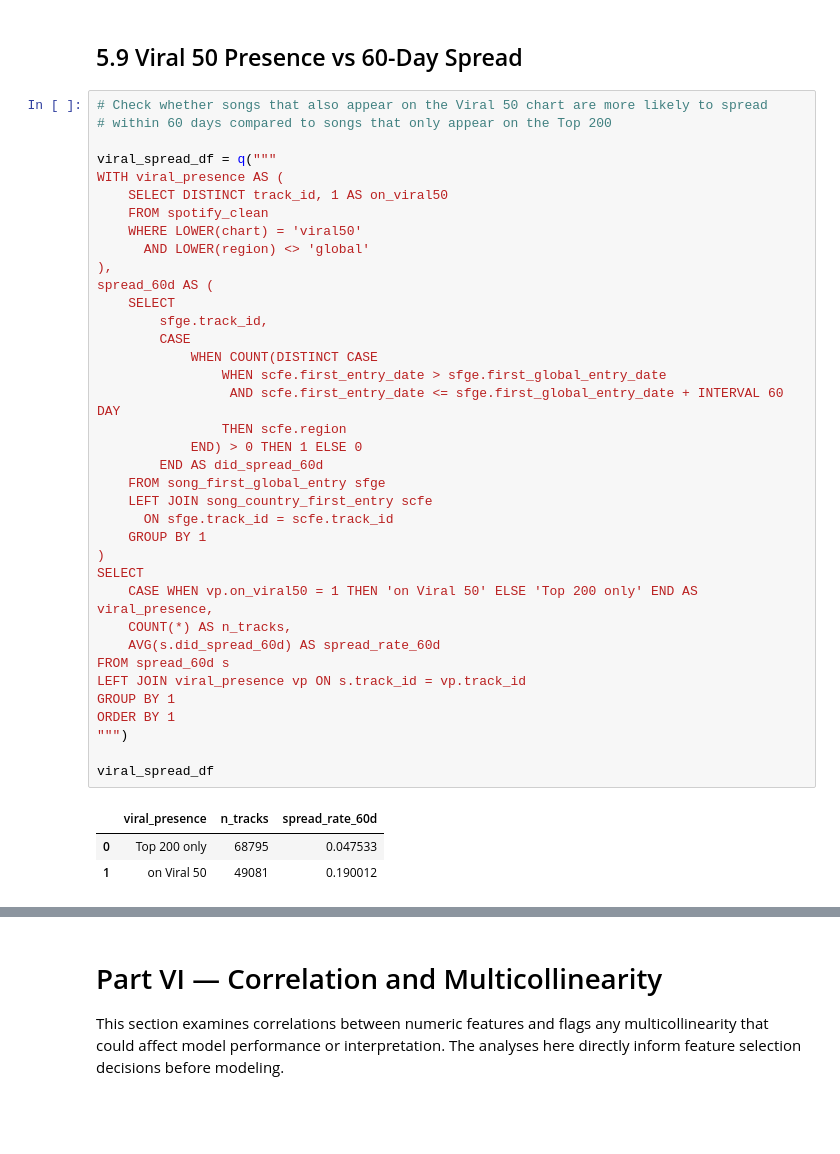
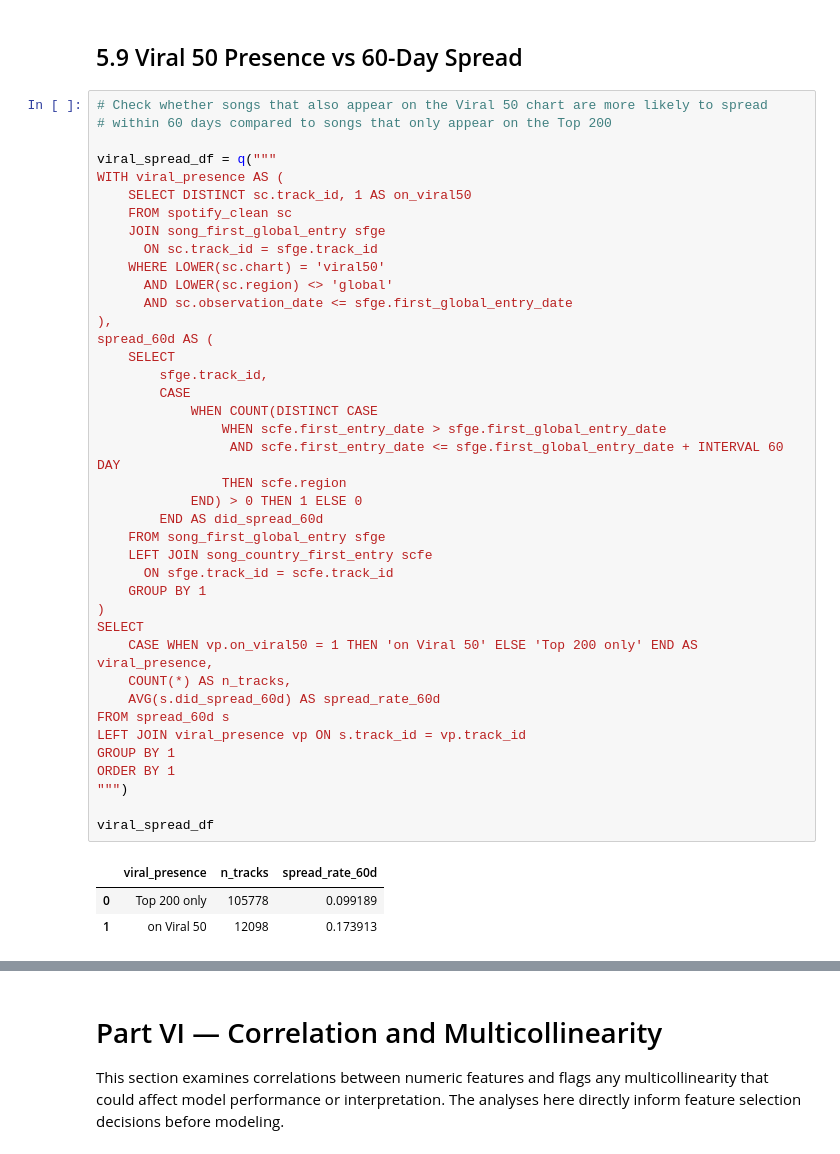
Before and after one commit to mchlkan/ML_Group_AB, a Jupyter notebook: notebooks/02_EDA.ipynb, the cells around one changed output, grey strips where cells are left out. Cells and saved outputs as stored; diff of their text form; blank space fills up the shorter version.

```diff
--- a/notebooks/02_EDA.ipynb
+++ b/notebooks/02_EDA.ipynb
@@ -3839,41 +3845,44 @@ plot_bar(
 
 viral_spread_df = q("""
 WITH viral_presence AS (
-    SELECT DISTINCT track_id, 1 AS on_viral50
-    FROM spotify_clean
-    WHERE LOWER(chart) = 'viral50'
-      AND LOWER(region) <> 'global'
+    SELECT DISTINCT sc.track_id, 1 AS on_viral50
+    FROM spotify_clean sc
+    JOIN song_first_global_entry sfge
+      ON sc.track_id = sfge.track_id
+    WHERE LOWER(sc.chart) = 'viral50'
+      AND LOWER(sc.region) <> 'global'
+      AND sc.observation_date <= sfge.first_global_entry_date
 ),
 spread_60d AS (
     SELECT
         sfge.track_id,
         CASE
             WHEN COUNT(DISTINCT CASE
                 WHEN scfe.first_entry_date > sfge.first_global_entry_date
                  AND scfe.first_entry_date <= sfge.first_global_entry_date + INTERVAL 60 DAY
                 THEN scfe.region
             END) > 0 THEN 1 ELSE 0
         END AS did_spread_60d
     FROM song_first_global_entry sfge
     LEFT JOIN song_country_first_entry scfe
       ON sfge.track_id = scfe.track_id
     GROUP BY 1
 )
 SELECT
     CASE WHEN vp.on_viral50 = 1 THEN 'on Viral 50' ELSE 'Top 200 only' END AS viral_presence,
     COUNT(*) AS n_tracks,
     AVG(s.did_spread_60d) AS spread_rate_60d
 FROM spread_60d s
 LEFT JOIN viral_presence vp ON s.track_id = vp.track_id
 GROUP BY 1
 ORDER BY 1
 """)
 
 viral_spread_df
 # %% [output]
 |  | viral_presence | n_tracks | spread_rate_60d |
-| 0 | Top 200 only | 68795 | 0.047533 |
-| 1 | on Viral 50 | 49081 | 0.190012 |
+| 0 | Top 200 only | 105778 | 0.099189 |
+| 1 | on Viral 50 | 12098 | 0.173913 |
 # %%
 plot_bar(
     viral_spread_df,
```
Also changed, not shown: parts of 29 cells of this notebook, 1 other file.
